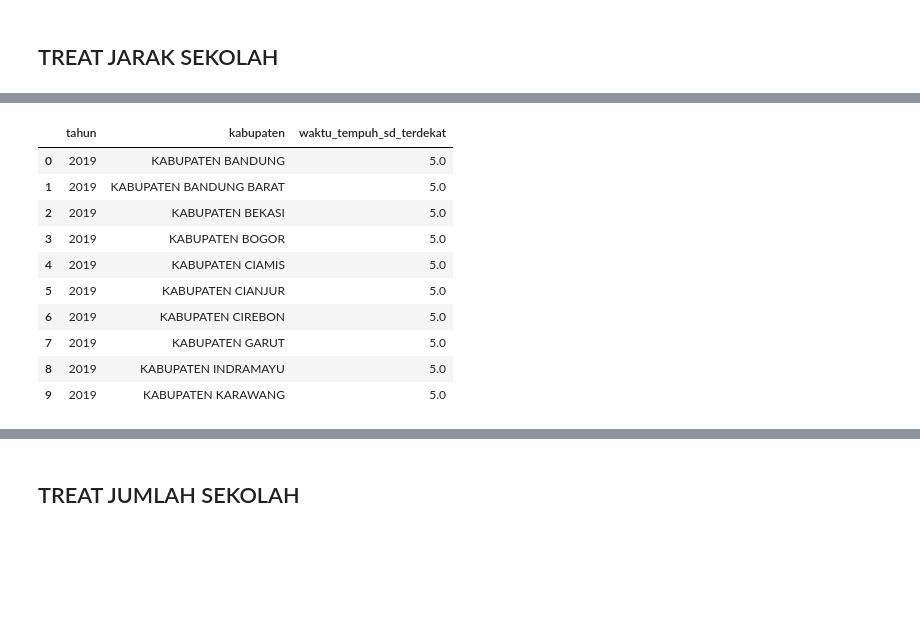
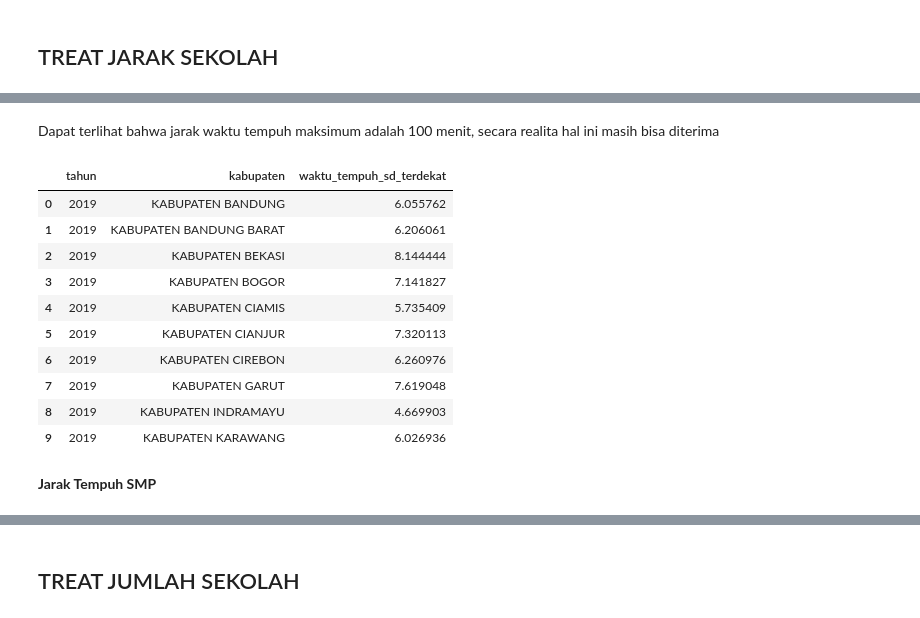
Before and after one commit to FirRW/PrediksiIndeksPendidikan, a Jupyter notebook: Notebook/Data Feature Hackaton Pacmann.ipynb, the cells around one changed output, grey strips where cells are left out. Drawn from its saved outputs; the diff is of its cells as text; code cells hidden in the pictures; blank space fills up the shorter version.

```diff
--- a/Notebook/Data Feature Hackaton Pacmann.ipynb
+++ b/Notebook/Data Feature Hackaton Pacmann.ipynb
@@ -457,0 +605,2 @@ df_Kepadatan.head(10)
+# %%
+df_JarakSD_treat= df_JarakSD[(np.abs(stats.zscore(df_JarakSD['waktu_tempuh_sd_terdekat'])) < 3)]
@@ -458,16 +611,22 @@ df_Kepadatan.head(10)
+# %% [markdown]
+Dapat terlihat bahwa jarak waktu tempuh maksimum adalah 100 menit, secara realita hal ini masih bisa diterima
+# %%
+df_JarakSD = df_JarakSD_treat
 # %%
-df_JarakSD= aggmedian(df_JarakSD,'tahun','bps_nama_kabupaten_kota','waktu_tempuh_sd_terdekat')
+df_JarakSD= aggaverage(df_JarakSD,'tahun','bps_nama_kabupaten_kota','waktu_tempuh_sd_terdekat')
 df_JarakSD= changecol(df_JarakSD,'bps_nama_kabupaten_kota')
 df_JarakSD.head(10)
 # %% [output]
 |  | tahun | kabupaten | waktu_tempuh_sd_terdekat |
-| 0 | 2019 | KABUPATEN BANDUNG | 5.0 |
-| 1 | 2019 | KABUPATEN BANDUNG BARAT | 5.0 |
-| 2 | 2019 | KABUPATEN BEKASI | 5.0 |
-| 3 | 2019 | KABUPATEN BOGOR | 5.0 |
-| 4 | 2019 | KABUPATEN CIAMIS | 5.0 |
-| 5 | 2019 | KABUPATEN CIANJUR | 5.0 |
-| 6 | 2019 | KABUPATEN CIREBON | 5.0 |
-| 7 | 2019 | KABUPATEN GARUT | 5.0 |
-| 8 | 2019 | KABUPATEN INDRAMAYU | 5.0 |
-| 9 | 2019 | KABUPATEN KARAWANG | 5.0 |
+| 0 | 2019 | KABUPATEN BANDUNG | 6.055762 |
+| 1 | 2019 | KABUPATEN BANDUNG BARAT | 6.206061 |
+| 2 | 2019 | KABUPATEN BEKASI | 8.144444 |
+| 3 | 2019 | KABUPATEN BOGOR | 7.141827 |
+| 4 | 2019 | KABUPATEN CIAMIS | 5.735409 |
+| 5 | 2019 | KABUPATEN CIANJUR | 7.320113 |
+| 6 | 2019 | KABUPATEN CIREBON | 6.260976 |
+| 7 | 2019 | KABUPATEN GARUT | 7.619048 |
+| 8 | 2019 | KABUPATEN INDRAMAYU | 4.669903 |
+| 9 | 2019 | KABUPATEN KARAWANG | 6.026936 |
+# %% [markdown]
+**Jarak Tempuh SMP**
```
Also changed, not shown: parts of 90 cells of this notebook, 6 other files.
